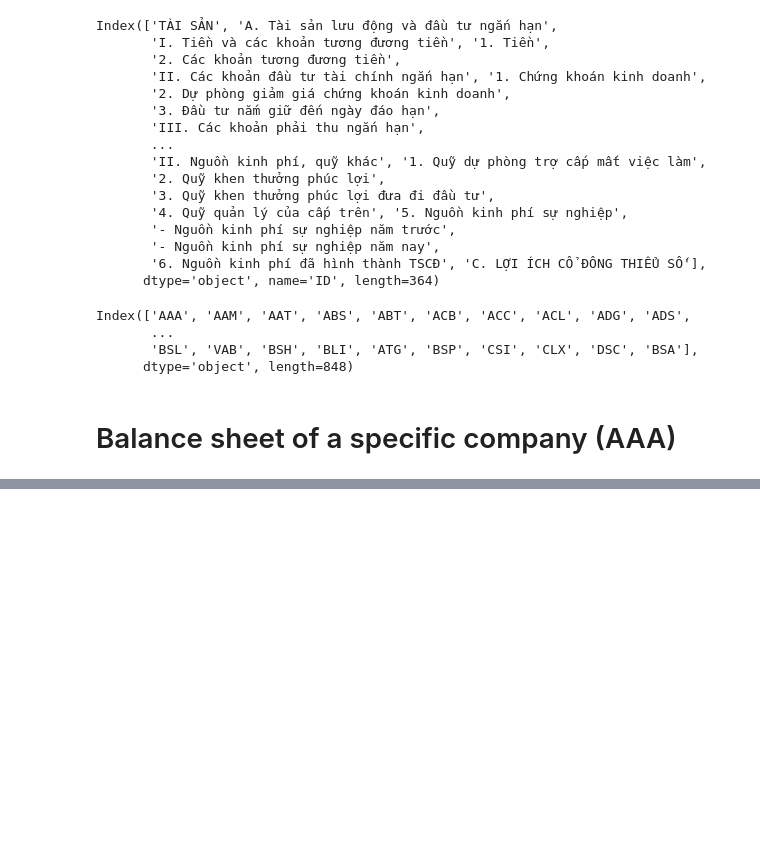
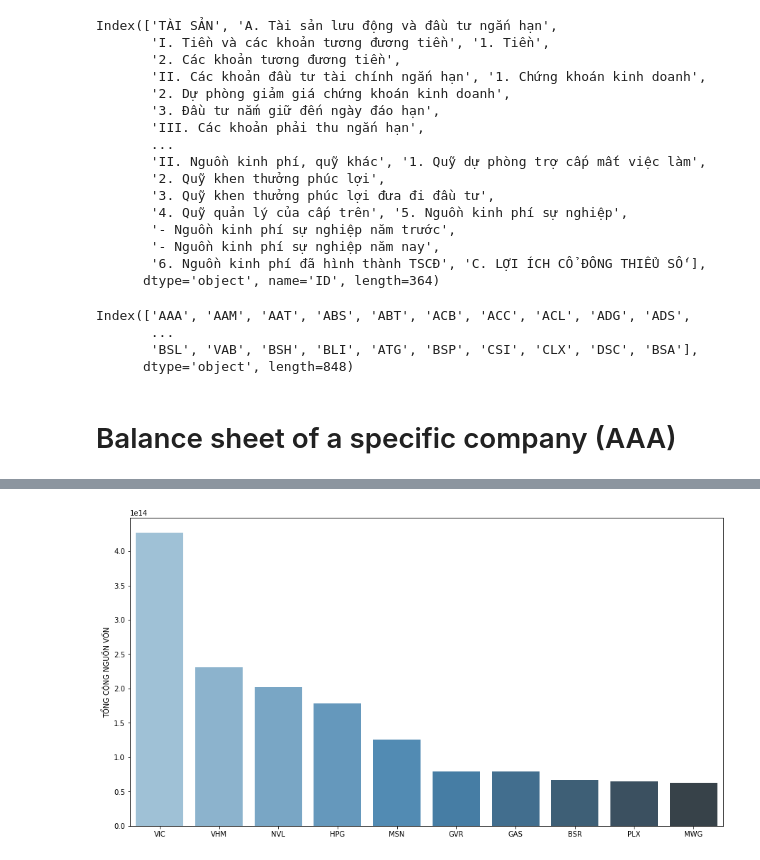
Before and after one commit to ThaiDat/Vietnamese-Financial-Data, a Jupyter notebook: example.ipynb, the cells around one changed output, grey strips where cells are left out. Saved outputs shown, nothing was run; the diff lists cells and outputs as text; code cells hidden in the pictures; blank space fills up the shorter version.

```diff
--- a/example.ipynb
+++ b/example.ipynb
@@ -75,0 +89,3 @@ bs_aaa.reset_index()
+# %%
+t_bs4 = bs4.T
+t_bs4.head()
@@ -75,0 +99,3 @@ bs_aaa.reset_index()
+# %%
+top10 = t_bs4['TỔNG CỘNG NGUỒN VỐN'].nlargest(10)
+top10
@@ -75,0 +114,6 @@ bs_aaa.reset_index()
+# %%
+plt.figure(figsize=(15, 8))
+sns.barplot(x=top10.index, y=top10, palette="Blues_d")
+plt.show()
+# %% [output]
+[figure, added]
```
Also changed, not shown: parts of 9 cells of this notebook.
